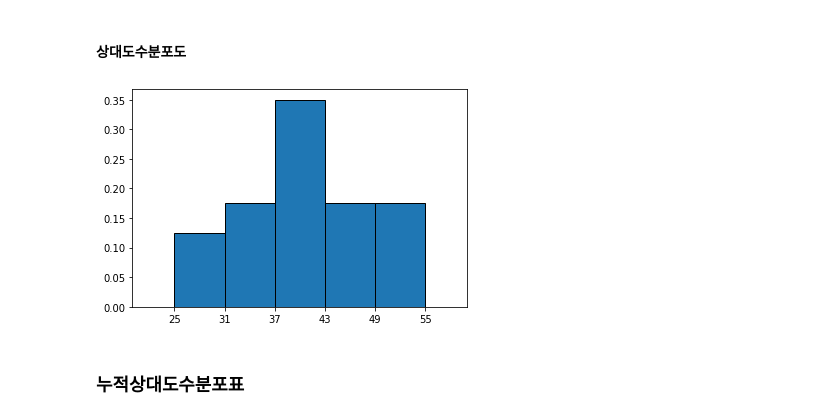
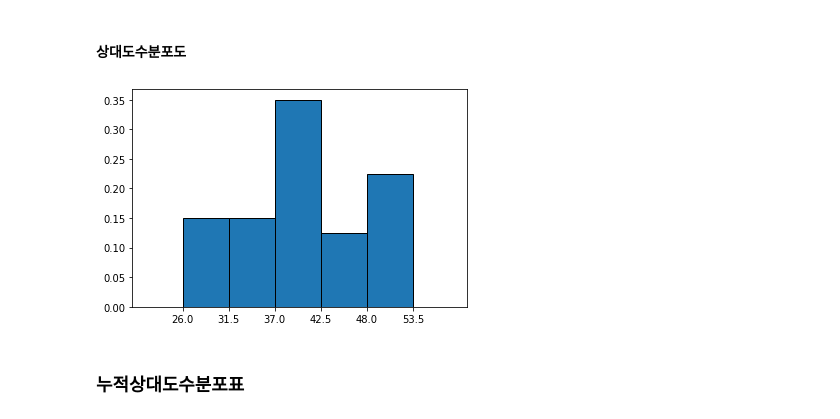
Before and after one commit to enfycius/Statistics, a Jupyter notebook: HW1/2-21.ipynb, the cells around one changed output. Drawn from its saved outputs; the diff is of its cells as text; code cells hidden in the pictures.

```diff
--- a/HW1/2-21.ipynb
+++ b/HW1/2-21.ipynb
@@ -88,12 +88,12 @@ table
 # %% [markdown]
 #### 상대도수분포도
 # %%
-plt.hist(df['Age'], bins=np.arange(25, 60, 6), weights=np.zeros_like(df['Age']) + 1./df['Age'].size, edgecolor='black', linewidth=1)
-plt.xticks(np.arange(25, 60, 6))
+plt.hist(df['Age'], bins=np.arange(26, 55, 5.5), weights=np.zeros_like(df['Age']) + 1./df['Age'].size, edgecolor='black', linewidth=1)
+plt.xticks(np.arange(26, 55, 5.5))
 plt.xlim(20, 60)
 plt.savefig("./5_relative.png")
 # %% [output]
-[figure, old version]
+[figure, new version]
 # %% [markdown]
 ### 누적상대도수분포표
 # %%
```
Also changed, not shown: parts of 11 cells of this notebook, 1 other file.
